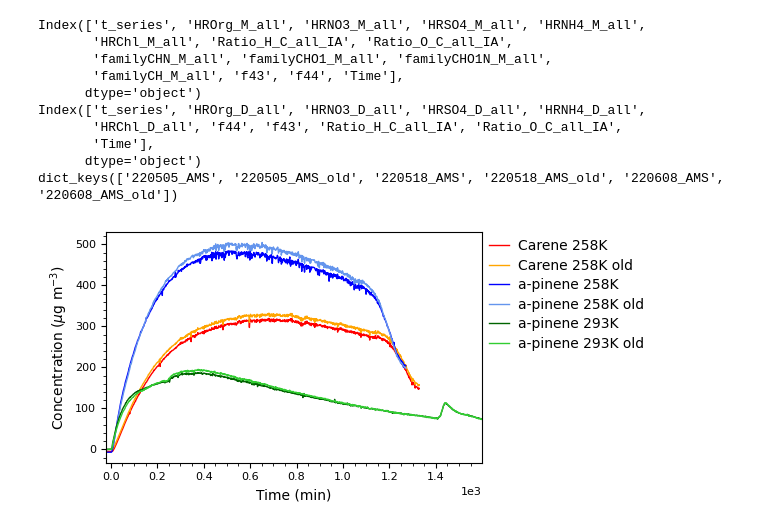
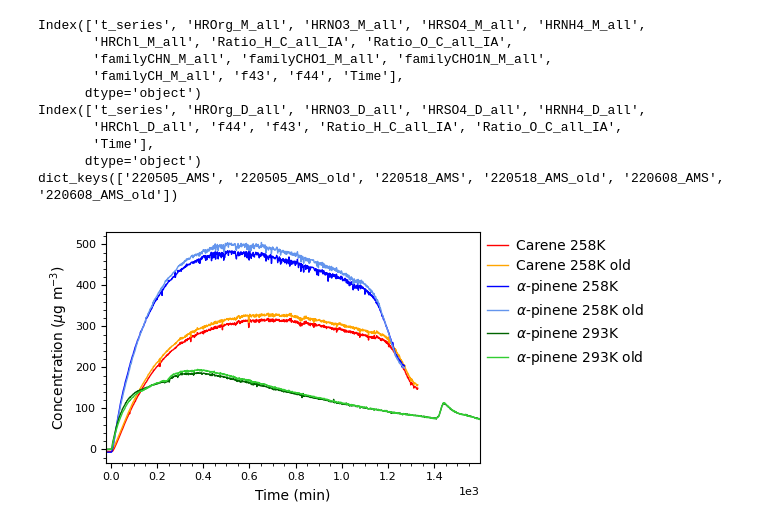
Before and after one commit to Normann25/DataTreatment_PhD, a Jupyter notebook: Old_AMS_data/Timeseries.ipynb, the cells around one changed output. Cells and saved outputs as stored; diff of their text form; code cells hidden in the pictures.

```diff
--- a/Old_AMS_data/Timeseries.ipynb
+++ b/Old_AMS_data/Timeseries.ipynb
@@ -37,22 +37,23 @@ dict_keys(['220505_AMS', '220505_AMS_old', '220518_AMS', '220518_AMS_old', '2206
 # %%
 start_times = ['2022-05-05 14:48', '2022-05-05 14:48',
                '2022-05-18 14:34', '2022-05-18 14:34',
                '2022-06-08 10:20', '2022-06-08 10:20']
 dict_keys = ['220505_AMS', '220505_AMS_old', '220518_AMS', '220518_AMS_old', '220608_AMS', '220608_AMS_old']
 
 colors = ['r', 'orange', 'b', 'cornflowerblue', 'darkgreen', 'limegreen']
 fig1, ax1 = plt.subplots(figsize = (6.3, 3))
 
 for i, t_zero in enumerate(start_times):
     if 'old' in dict_keys[i]:
         plot_total(ax1, AMS[dict_keys[i]], 'HROrg_D_all', colors[i], False, t_zero)
     else:
         plot_total(ax1, AMS[dict_keys[i]], 'HROrg_M_all', colors[i], False, t_zero)
 
-ax1.set(ylabel = 'Concentration ($\mu$g m$^{-3}$)')#, xlim = (-20, 150))#, ylim = (0, 350))
-ax1.legend(labels = ['Carene 258K', 'Carene 258K old', 'a-pinene 258K', 'a-pinene 258K old', 'a-pinene 293K', 'a-pinene 293K old']
+ax1.set(ylabel = 'Concentration ($\mu$g m$^{-3}$)')
+ax1.legend(labels = ['Carene 258K', 'Carene 258K old', r'$\alpha$-pinene 258K',
+                     r'$\alpha$-pinene 258K old', r'$\alpha$-pinene 293K', r'$\alpha$-pinene 293K old']
            , bbox_to_anchor = (1, 1))
 fig1.tight_layout()
 fig1.savefig('Timeseries.jpg', dpi = 600)
 # %% [output]
-[figure, old version]
+[figure, new version]
```
